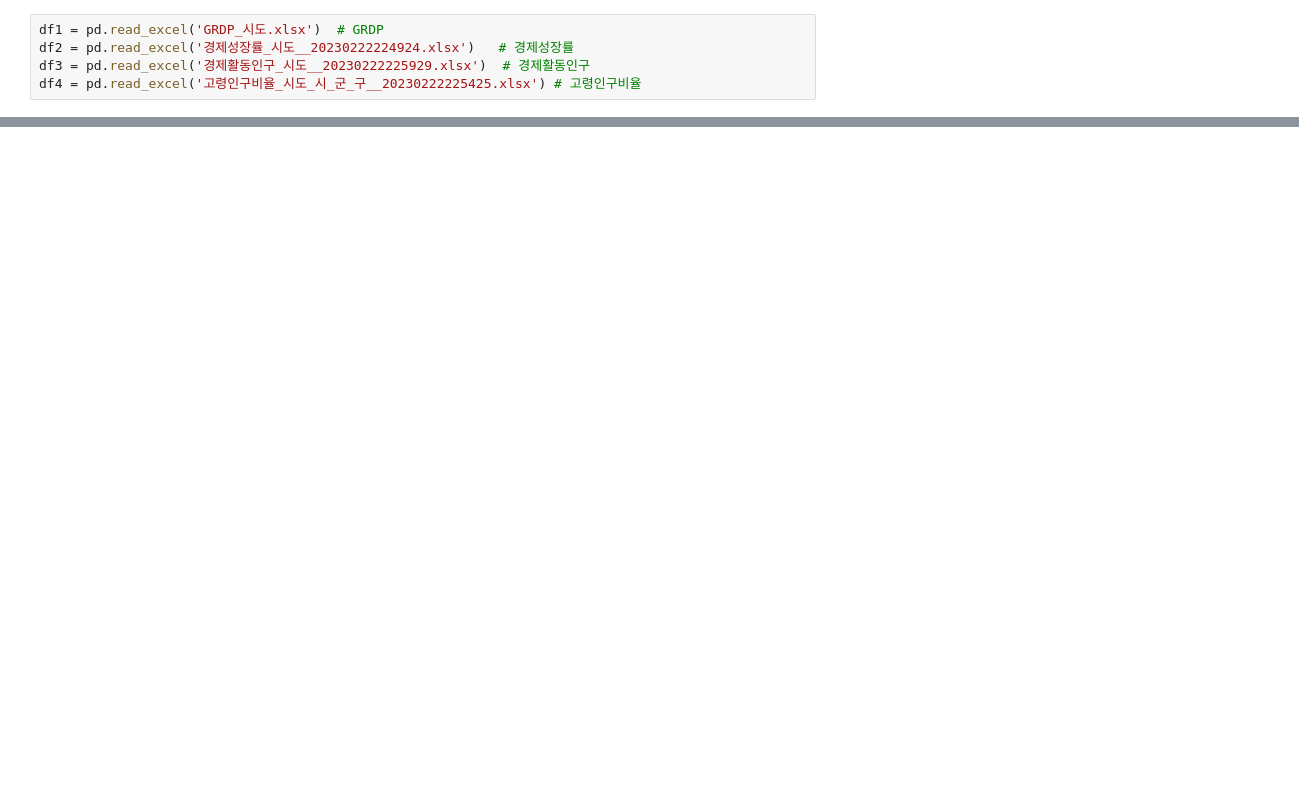
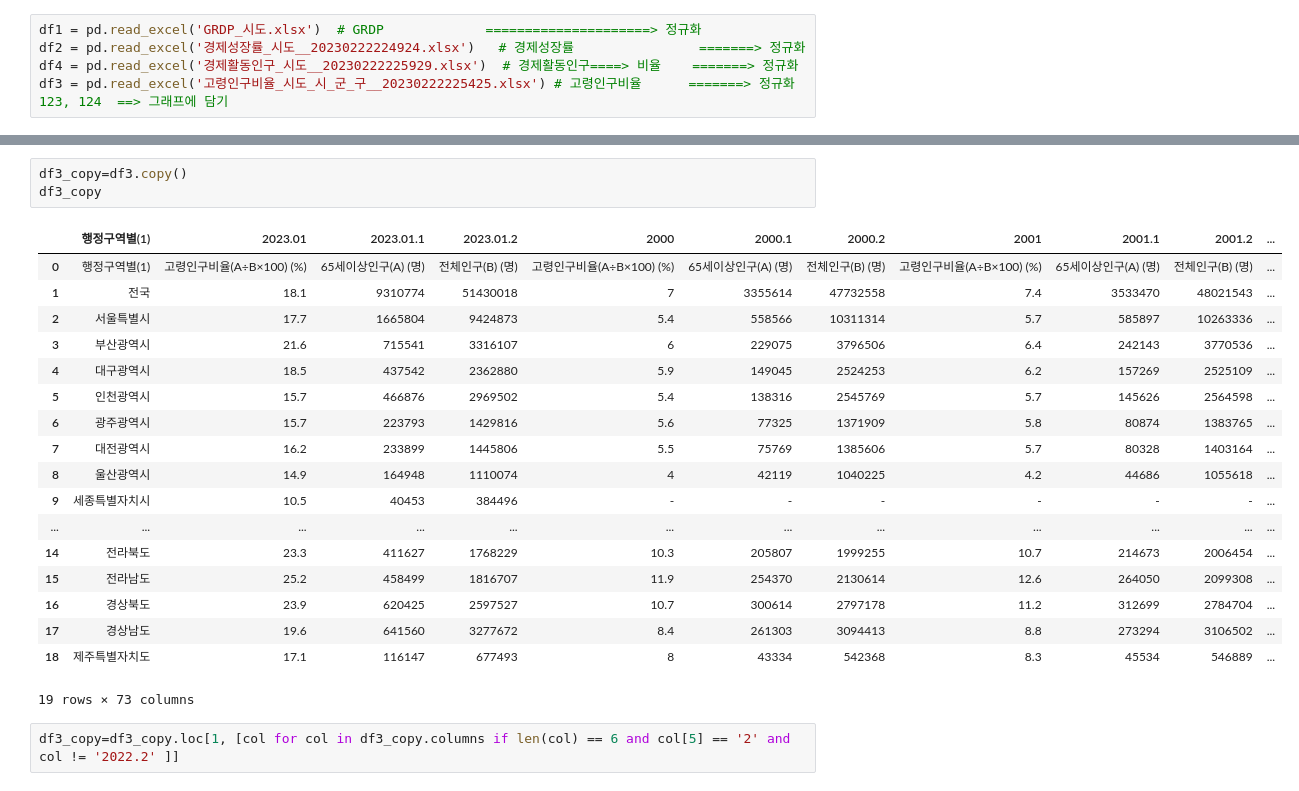
Before and after one commit to kim-myoungwoo/python_project, a Jupyter notebook: semi_project2.ipynb, the cells around one changed output, grey strips where cells are left out. Cells and saved outputs as stored; diff of their text form; blank space fills up the shorter version.

```diff
--- a/semi_project2.ipynb
+++ b/semi_project2.ipynb
@@ -10,7 +10,7 @@ rc('font', family=font_name)
 
 plt.rcParams['axes.unicode_minus'] = False
 # %%
-df1 = pd.read_excel('GRDP_시도.xlsx')  # GRDP
-df2 = pd.read_excel('경제성장률_시도__20230222224924.xlsx')   # 경제성장률
-df3 = pd.read_excel('경제활동인구_시도__20230222225929.xlsx')  # 경제활동인구
-df4 = pd.read_excel('고령인구비율_시도_시_군_구__20230222225425.xlsx') # 고령인구비율
+df1 = pd.read_excel('GRDP_시도.xlsx')  # GRDP             =====================> 정규화
+df2 = pd.read_excel('경제성장률_시도__20230222224924.xlsx')   # 경제성장률                =======> 정규화
+df4 = pd.read_excel('경제활동인구_시도__20230222225929.xlsx')  # 경제활동인구====> 비율    =======> 정규화
+df3 = pd.read_excel('고령인구비율_시도_시_군_구__20230222225425.xlsx') # 고령인구비율      =======> 정규화         123, 124  ==> 그래프에 담기
@@ -112,0 +154,24 @@ df1_T.plot()
+# %%
+df3_copy=df3.copy()
+df3_copy
+# %% [output]
+|  | 행정구역별(1) | 2023.01 | 2023.01.1 | 2023.01.2 | 2000 | 2000.1 | 2000.2 | 2001 | 2001.1 | 2001.2 | ... |
+| 0 | 행정구역별(1) | 고령인구비율(A÷B×100) (%) | 65세이상인구(A) (명) | 전체인구(B) (명) | 고령인구비율(A÷B×100) (%) | 65세이상인구(A) (명) | 전체인구(B) (명) | 고령인구비율(A÷B×100) (%) | 65세이상인구(A) (명) | 전체인구(B) (명) | ... |
+| 1 | 전국 | 18.1 | 9310774 | 51430018 | 7 | 3355614 | 47732558 | 7.4 | 3533470 | 48021543 | ... |
+| 2 | 서울특별시 | 17.7 | 1665804 | 9424873 | 5.4 | 558566 | 10311314 | 5.7 | 585897 | 10263336 | ... |
+| 3 | 부산광역시 | 21.6 | 715541 | 3316107 | 6 | 229075 | 3796506 | 6.4 | 242143 | 3770536 | ... |
+| 4 | 대구광역시 | 18.5 | 437542 | 2362880 | 5.9 | 149045 | 2524253 | 6.2 | 157269 | 2525109 | ... |
+| 5 | 인천광역시 | 15.7 | 466876 | 2969502 | 5.4 | 138316 | 2545769 | 5.7 | 145626 | 2564598 | ... |
+| 6 | 광주광역시 | 15.7 | 223793 | 1429816 | 5.6 | 77325 | 1371909 | 5.8 | 80874 | 1383765 | ... |
+| 7 | 대전광역시 | 16.2 | 233899 | 1445806 | 5.5 | 75769 | 1385606 | 5.7 | 80328 | 1403164 | ... |
+| 8 | 울산광역시 | 14.9 | 164948 | 1110074 | 4 | 42119 | 1040225 | 4.2 | 44686 | 1055618 | ... |
+| 9 | 세종특별자치시 | 10.5 | 40453 | 384496 | - | - | - | - | - | - | ... |
+| ... | ... | ... | ... | ... | ... | ... | ... | ... | ... | ... | ... |
+| 14 | 전라북도 | 23.3 | 411627 | 1768229 | 10.3 | 205807 | 1999255 | 10.7 | 214673 | 2006454 | ... |
+| 15 | 전라남도 | 25.2 | 458499 | 1816707 | 11.9 | 254370 | 2130614 | 12.6 | 264050 | 2099308 | ... |
+| 16 | 경상북도 | 23.9 | 620425 | 2597527 | 10.7 | 300614 | 2797178 | 11.2 | 312699 | 2784704 | ... |
+| 17 | 경상남도 | 19.6 | 641560 | 3277672 | 8.4 | 261303 | 3094413 | 8.8 | 273294 | 3106502 | ... |
+| 18 | 제주특별자치도 | 17.1 | 116147 | 677493 | 8 | 43334 | 542368 | 8.3 | 45534 | 546889 | ... |
+19 rows × 73 columns
+# %%
+df3_copy=df3_copy.loc[1, [col for col in df3_copy.columns if len(col) == 6 and col[5] == '2' and col != '2022.2' ]]
```
Also changed, not shown: parts of 71 cells of this notebook, 10 other files.
